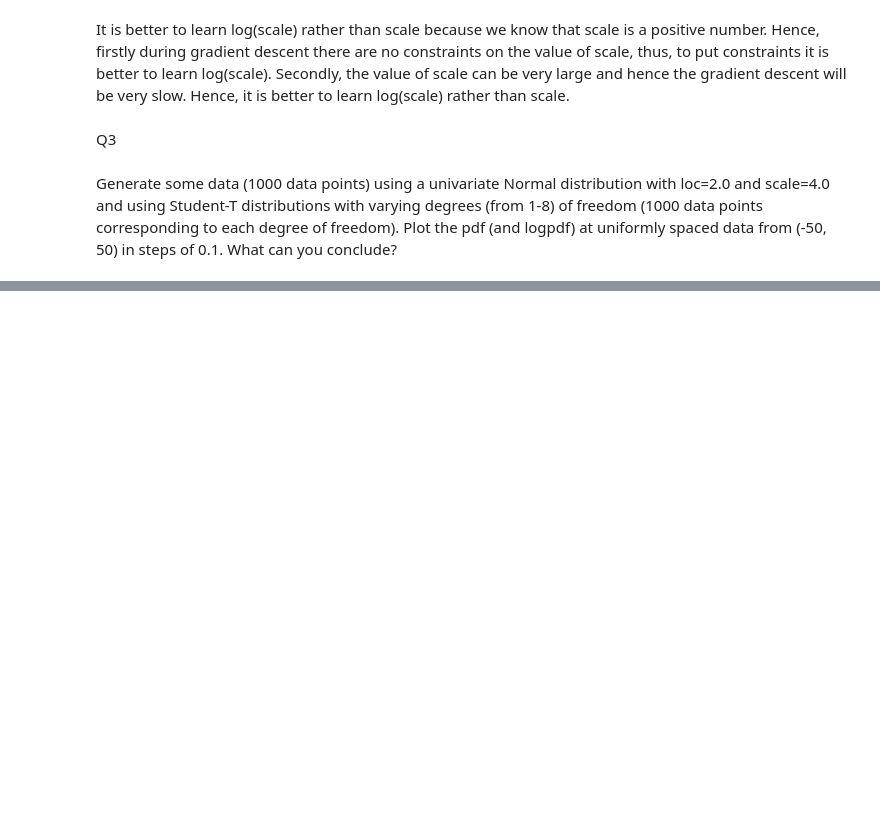
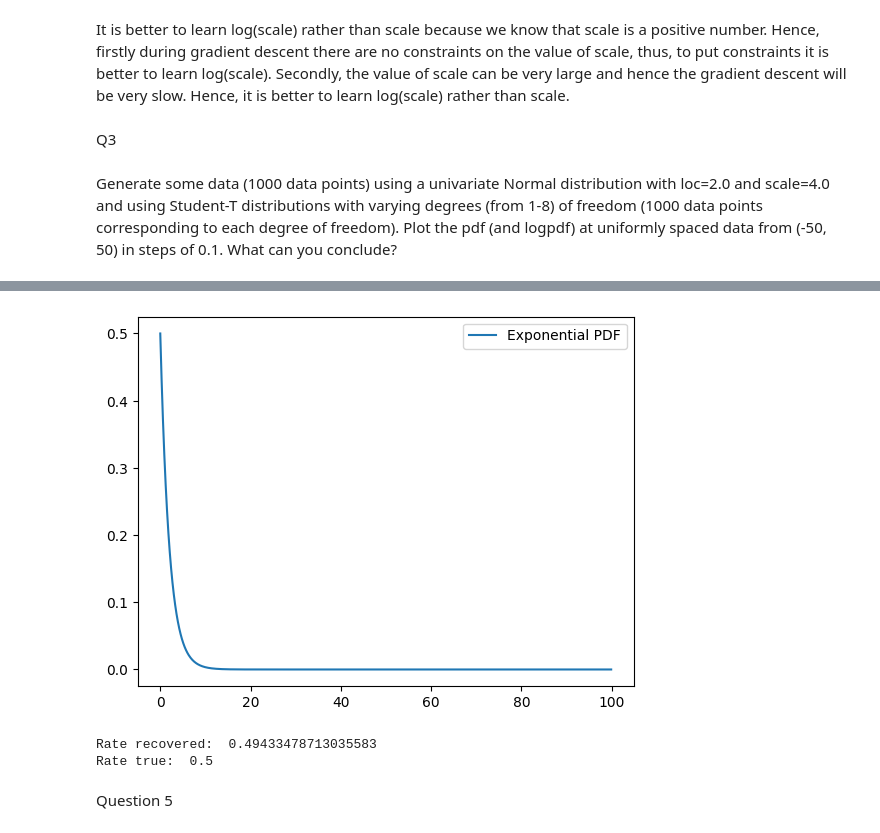
Before and after one commit to aditiagarwal-02/PML-assignment-1, a Jupyter notebook: solutiom.ipynb, the cells around one changed output, grey strips where cells are left out. Drawn from its saved outputs; the diff is of its cells as text; code cells hidden in the pictures; blank space fills up the shorter version.

```diff
--- a/solutiom.ipynb
+++ b/solutiom.ipynb
@@ -175,0 +225,12 @@ data = torch.distributions.Normal(loc =2, scale =4)
+# %%
+rate = 0.5
+exp_dist = torch.distributions.exponential.Exponential(rate)
+data = exp_dist.sample((1000,))
+# %%
+x = torch.arange(0, 100, 0.1)
+plt.plot(x, exp_dist.log_prob(x).exp(), label='Exponential PDF')
+
+plt.legend()
+plt.show()
+# %% [output]
+[figure, added]
@@ -175,0 +250,9 @@ data = torch.distributions.Normal(loc =2, scale =4)
+# %%
+lambda_opt = optimize(0.0001,1000,torch.tensor([0.1], requires_grad = True),data)
+print("Rate recovered: ", lambda_opt.item())
+print("Rate true: ", rate)
+# %% [output]
+Rate recovered:  0.49433478713035583
+Rate true:  0.5
+# %% [markdown]
+Question 5
```
Also changed, not shown: parts of 14 cells of this notebook.
